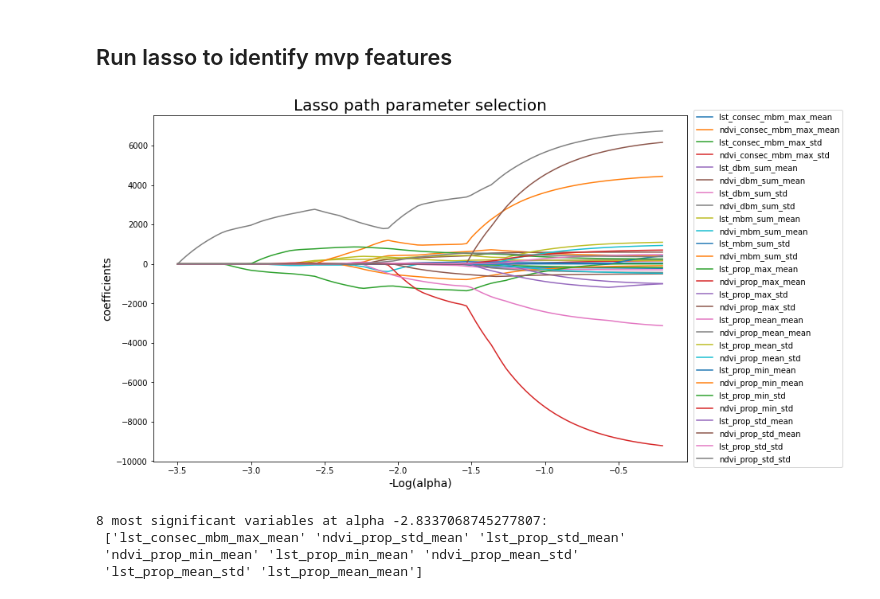
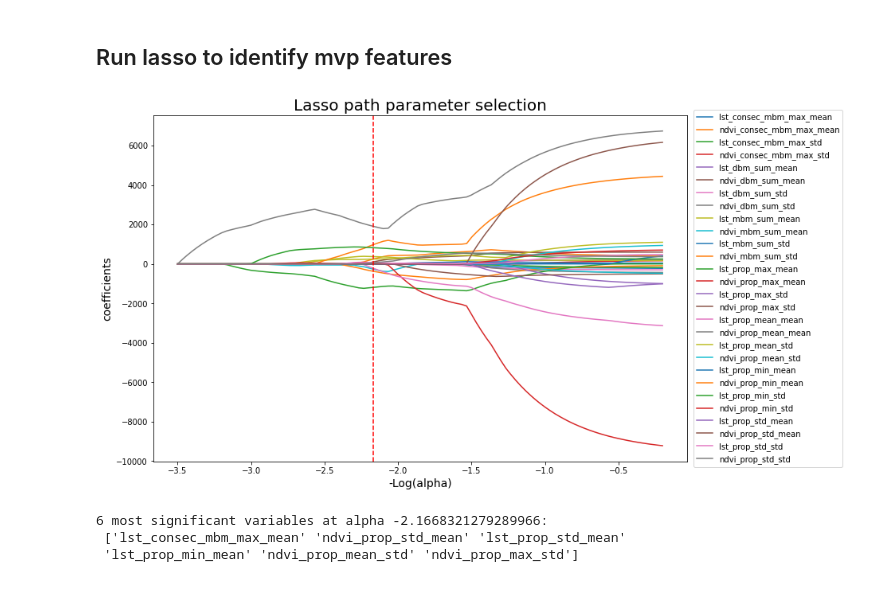
Before and after one commit to etrieschman/forest-biomass-modeling, a Jupyter notebook: notebooks/interpret_features.ipynb, the cells around one changed output. Drawn from its saved outputs; the diff is of its cells as text; code cells hidden in the pictures.

```diff
--- a/notebooks/interpret_features.ipynb
+++ b/notebooks/interpret_features.ipynb
@@ -66,34 +66,33 @@ Notes:
 ## Run lasso to identify mvp features
 # %%
 eps = 5e-4  # the smaller it is the longer is the path
+a_step = 40
 alphas_lasso, coefs_lasso, _ = lasso_path(X_scaled, y, eps=eps)
 # Display results
 fig, ax = plt.subplots(figsize=(12, 8))
 varnames = X_scaled.columns
 neg_log_alphas_lasso = -np.log10(alphas_lasso)
 for coef_l, v in zip(coefs_lasso, varnames):
     l1 = plt.plot(neg_log_alphas_lasso, coef_l, label=v)
 
 plt.xlabel("-Log(alpha)")
 plt.ylabel("coefficients")
 plt.title("Lasso path parameter selection")
 plt.legend(loc='right', bbox_to_anchor=(1.3, .5))
 plt.axis("tight")
-plt.axvline(x=0, color='r', linestyle='--')
+plt.axvline(x=neg_log_alphas_lasso[a_step], color='r', linestyle='--')
 plt.show()
 # %% [output]
-[figure, old version]
+[figure, new version]
 # %%
 # can we improve regression by selecting these top variables?
-a_step = 20
-top_n = 8
+top_n = 6
 keepcols = varnames[np.argsort(np.abs(coefs_lasso[:, a_step]))[0:top_n]].to_numpy()
 print(f'{top_n} most significant variables at alpha {neg_log_alphas_lasso[a_step]}:\n', keepcols)
 # %% [output]
-8 most significant variables at alpha -2.8337068745277807:
+6 most significant variables at alpha -2.1668321279289966:
  ['lst_consec_mbm_max_mean' 'ndvi_prop_std_mean' 'lst_prop_std_mean'
- 'ndvi_prop_min_mean' 'lst_prop_min_mean' 'ndvi_prop_mean_std'
- 'lst_prop_mean_std' 'lst_prop_mean_mean']
+ 'lst_prop_min_mean' 'ndvi_prop_mean_std' 'ndvi_prop_max_std']
 # %%
 X_scaled_lasso = X_scaled.loc[:, keepcols]
 X_lm = sm.add_constant(X_scaled_lasso, prepend=False)
```
Also changed, not shown: parts of 10 cells of this notebook, 13 other files.
